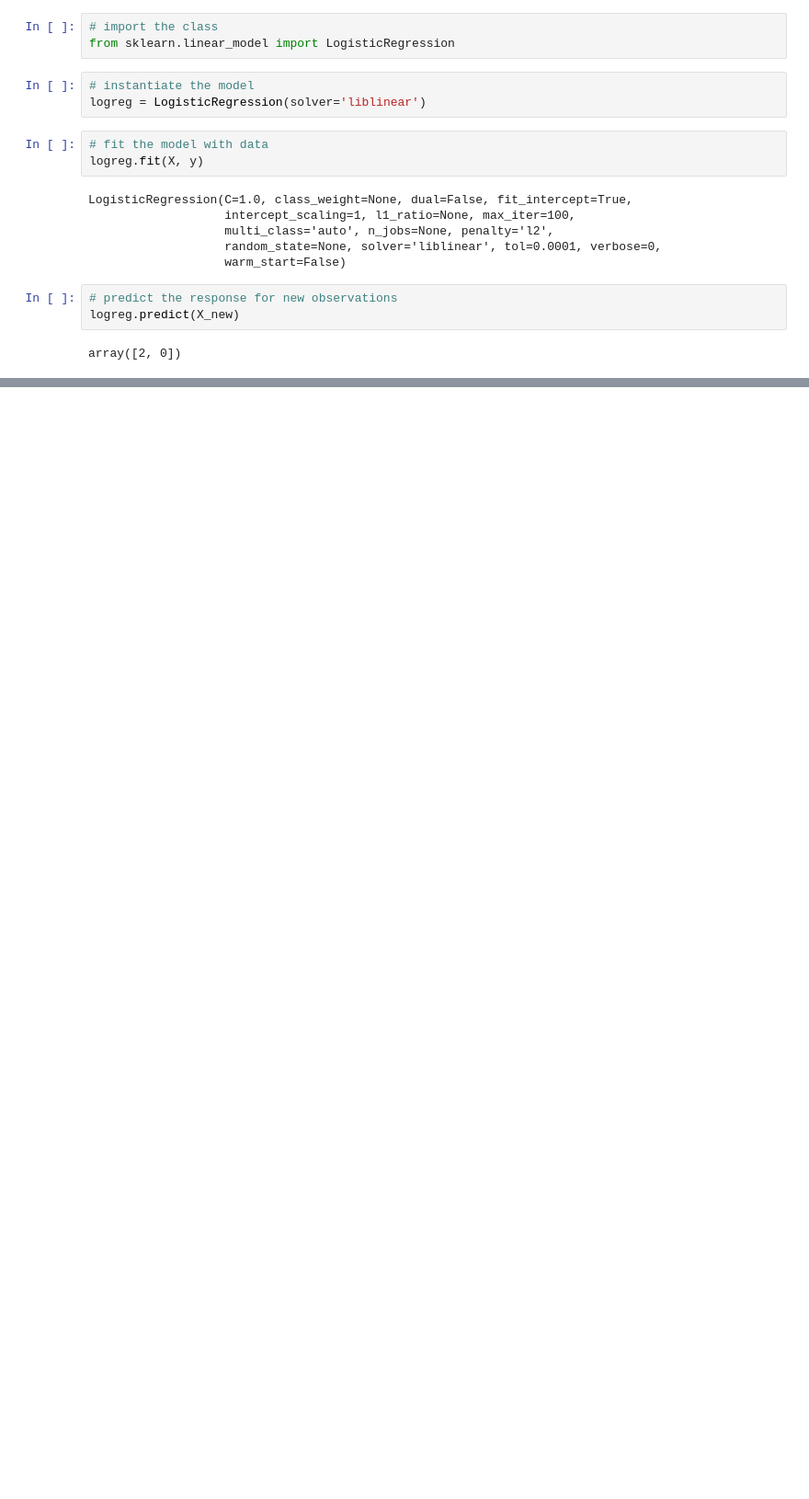
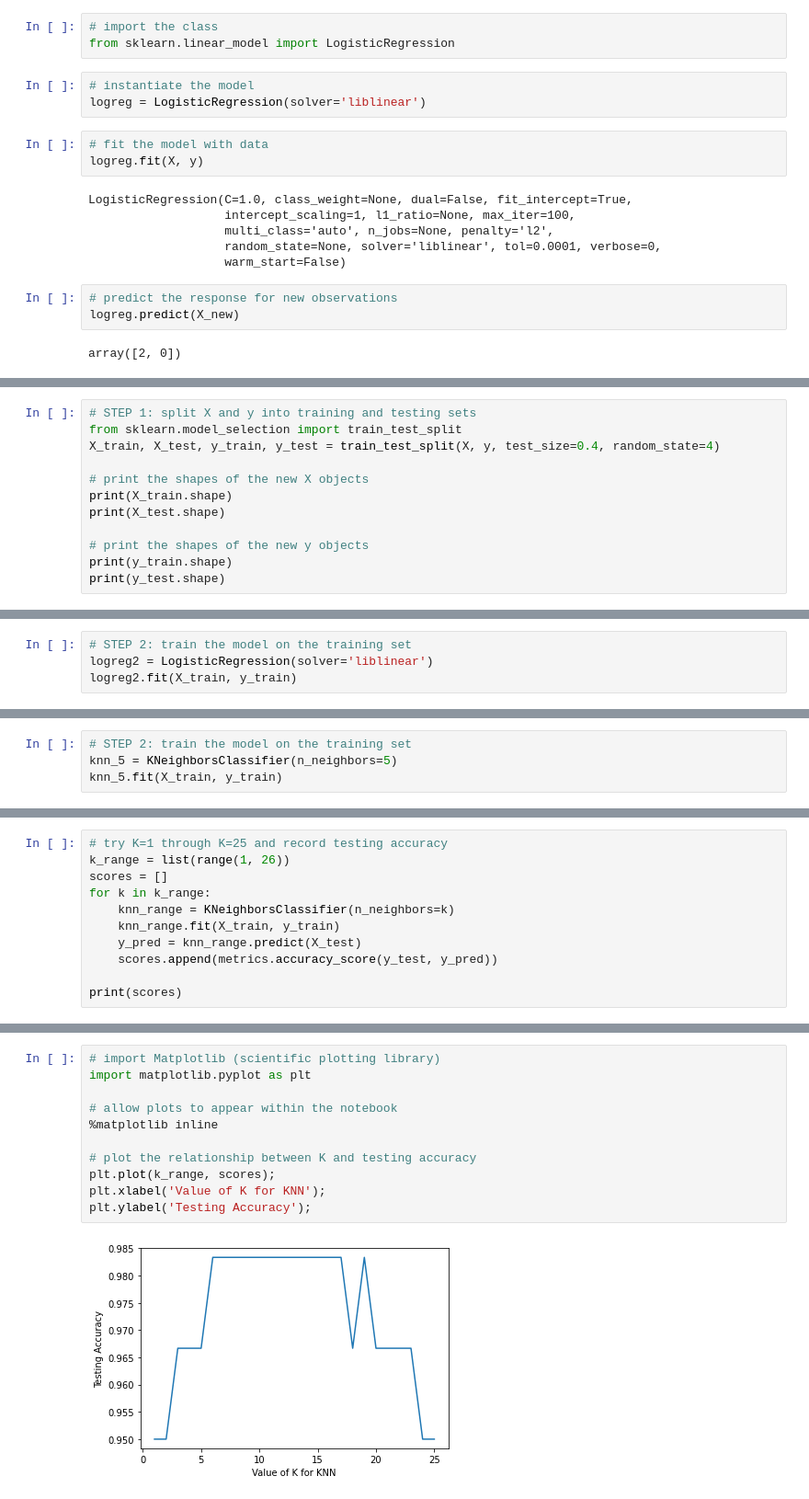
Before and after one commit to ravi260372/Data_Science_Python, a Jupyter notebook: Machine_Learning_Data_School.ipynb, the cells around one changed output, grey strips where cells are left out. Shown: that part at 92% size. Saved outputs shown, nothing was run; the diff lists cells and outputs as text; blank space fills up the shorter version.

```diff
--- a/Machine_Learning_Data_School.ipynb
+++ b/Machine_Learning_Data_School.ipynb
@@ -152,0 +238,12 @@ array([2, 0])
+# %%
+# STEP 1: split X and y into training and testing sets
+from sklearn.model_selection import train_test_split
+X_train, X_test, y_train, y_test = train_test_split(X, y, test_size=0.4, random_state=4)
+
+# print the shapes of the new X objects
+print(X_train.shape)
+print(X_test.shape)
+
+# print the shapes of the new y objects
+print(y_train.shape)
+print(y_test.shape)
@@ -152,0 +257,4 @@ array([2, 0])
+# %%
+# STEP 2: train the model on the training set
+logreg2 = LogisticRegression(solver='liblinear')
+logreg2.fit(X_train, y_train)
@@ -152,0 +277,4 @@ array([2, 0])
+# %%
+# STEP 2: train the model on the training set
+knn_5 = KNeighborsClassifier(n_neighbors=5)
+knn_5.fit(X_train, y_train)
@@ -152,0 +295,11 @@ array([2, 0])
+# %%
+# try K=1 through K=25 and record testing accuracy
+k_range = list(range(1, 26))
+scores = []
+for k in k_range:
+    knn_range = KNeighborsClassifier(n_neighbors=k)
+    knn_range.fit(X_train, y_train)
+    y_pred = knn_range.predict(X_test)
+    scores.append(metrics.accuracy_score(y_test, y_pred))
+
+print(scores)
@@ -152,0 +308,13 @@ array([2, 0])
+# %%
+# import Matplotlib (scientific plotting library)
+import matplotlib.pyplot as plt
+
+# allow plots to appear within the notebook
+%matplotlib inline
+
+# plot the relationship between K and testing accuracy
+plt.plot(k_range, scores);
+plt.xlabel('Value of K for KNN');
+plt.ylabel('Testing Accuracy');
+# %% [output]
+[figure, added]
```
Also changed, not shown: parts of 24 cells of this notebook.
